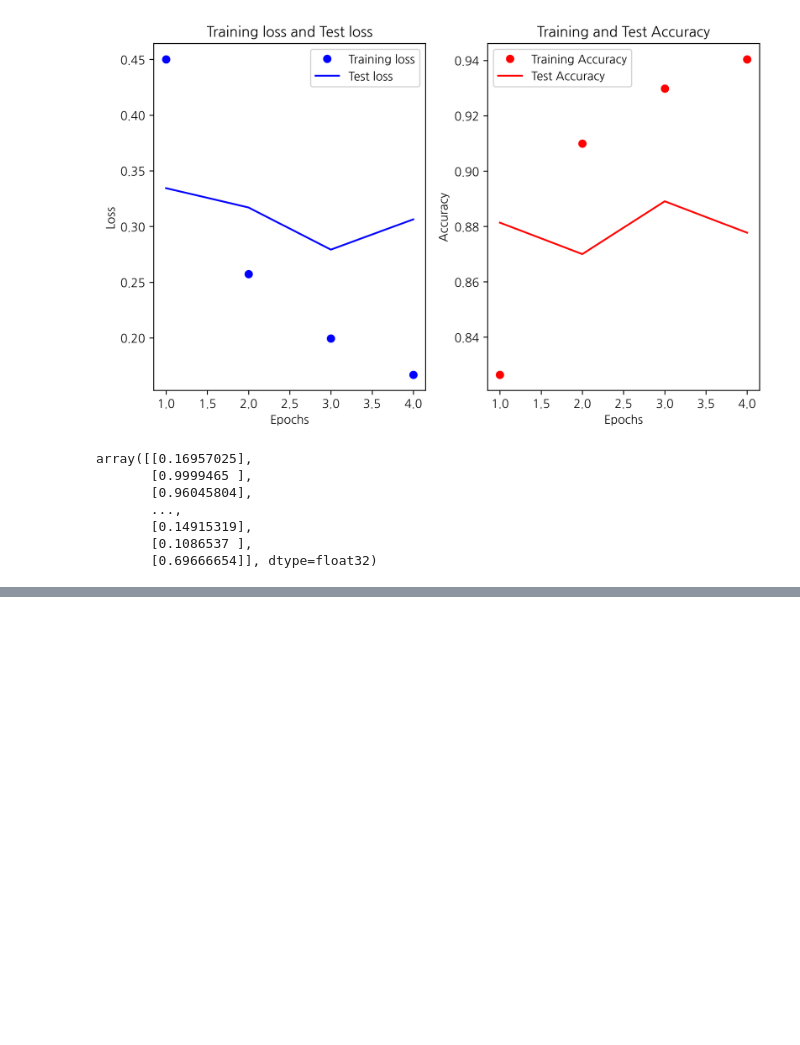
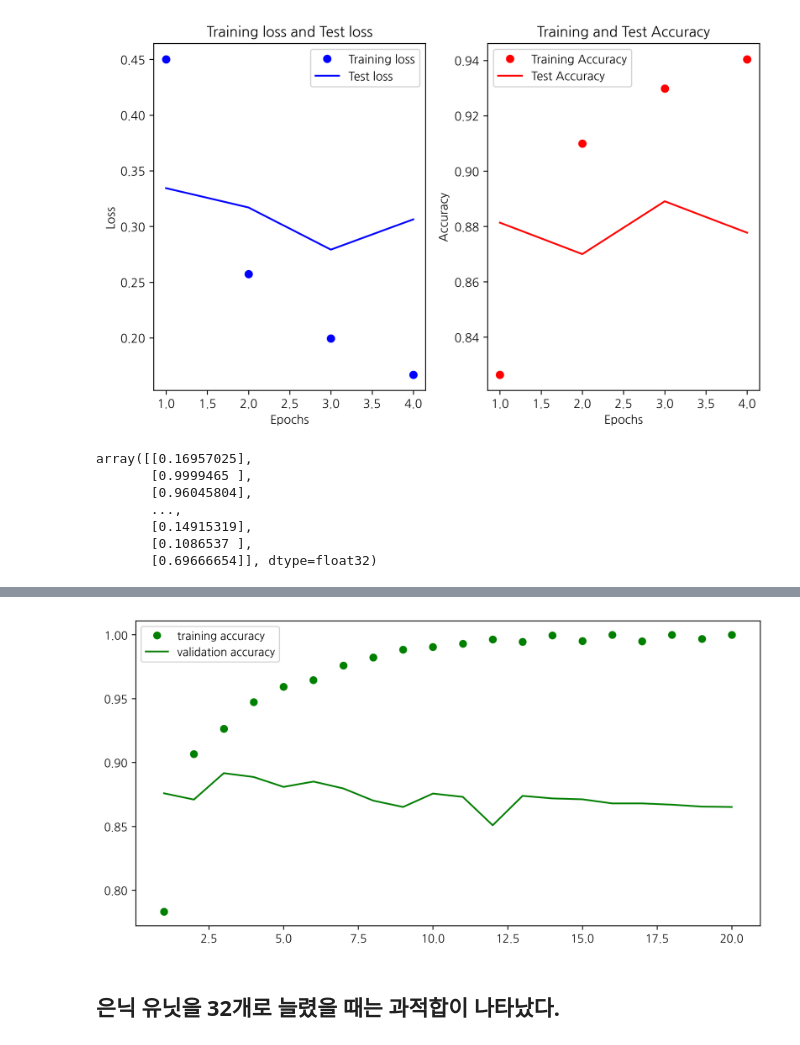
Before and after one commit to tigerkey10/tigerkey10.github.io, a Jupyter notebook: [2022년 1월 22일] 케라스 기본-IMDB데이터 분류하는 문제.ipynb, the cells around one changed output, grey strips where cells are left out. Drawn from its saved outputs; the diff is of its cells as text; code cells hidden in the pictures; blank space fills up the shorter version.

```diff
--- a/[2022년 1월 22일] 케라스 기본-IMDB데이터 분류하는 문제.ipynb
+++ b/[2022년 1월 22일] 케라스 기본-IMDB데이터 분류하는 문제.ipynb
@@ -270,0 +376,14 @@ array([[0.16957025],
+# %%
+# 은닉 층을 더 늘렸을 때
+model3 = models.Sequential()
+model3.add(layers.Dense(32, activation='relu', input_shape=(10000,)))
+model3.add(layers.Dense(32, activation='relu'))
+model3.add(layers.Dense(1, activation='sigmoid'))
+# %%
+model3.compile(
+    optimizer='rmsprop',
+    loss='binary_crossentropy',
+    metrics=['accuracy']
+)
+# %%
+result = model3.fit(partial_x_train, partial_y_train, batch_size=512, epochs=20, validation_data= (x_val, y_val))
@@ -270,0 +411,10 @@ array([[0.16957025],
+# %%
+plt.figure(figsize=(10,5))
+plt.plot(range(1, 21), result.history['accuracy'], 'go', label='training accuracy')
+plt.plot(range(1, 21), result.history['val_accuracy'], 'g', label='validation accuracy')
+plt.legend()
+plt.show()
+# %% [output]
+[figure, added]
+# %% [markdown]
+## 은닉 유닛을 32개로 늘렸을 때는 과적합이 나타났다.
```
Also changed, not shown: parts of 78 cells of this notebook.
